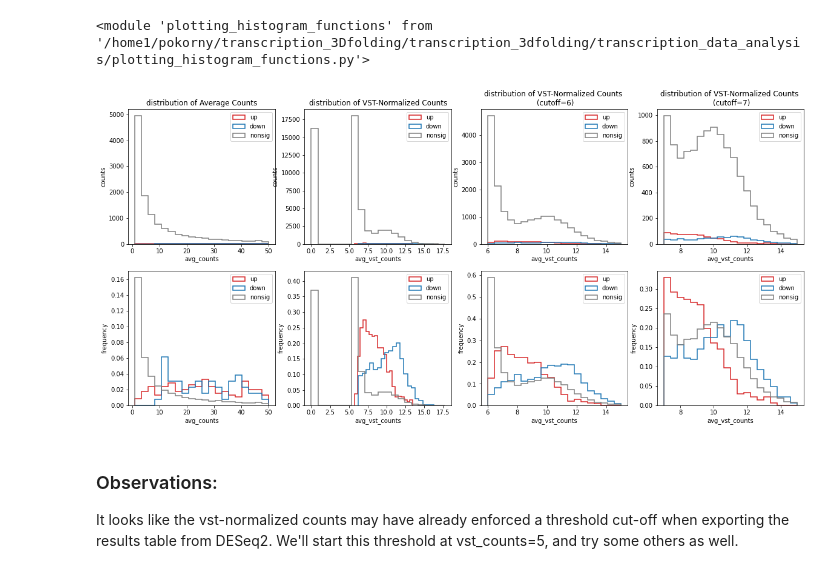
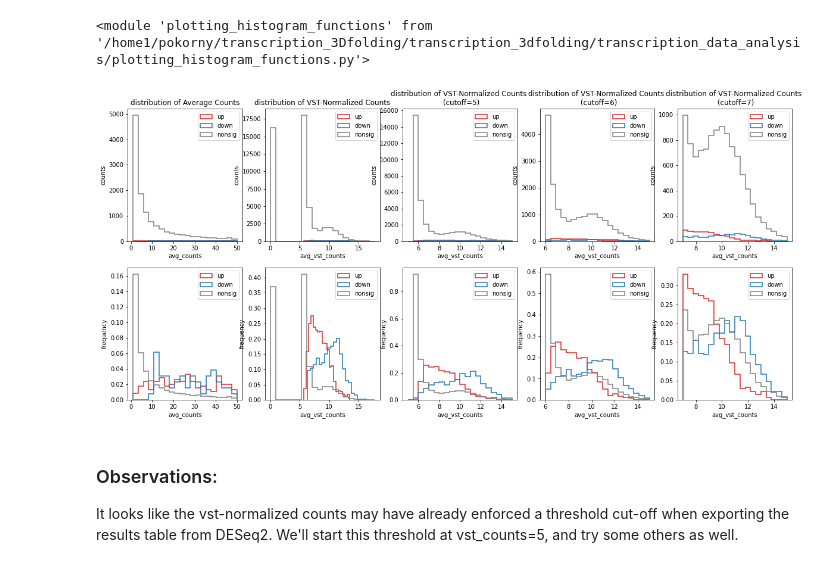
Before and after one commit to Bozhie/transcription_3Dfolding, a Jupyter notebook: transcription_3dfolding/transcription_data_analysis/feature_histograms/20221029_expression_threshold.ipynb, the cells around one changed output. Drawn from its saved outputs; the diff is of its cells as text; code cells hidden in the pictures.

```diff
--- a/transcription_3dfolding/transcription_data_analysis/20221029_expression_threshold.ipynb
+++ b/transcription_3dfolding/transcription_data_analysis/feature_histograms/20221029_expression_threshold.ipynb
@@ -149,40 +149,44 @@ importlib.reload(pfn)
 # %% [output]
 <module 'plotting_histogram_functions' from '/home1/pokorny/transcription_3Dfolding/transcription_3dfolding/transcription_data_analysis/plotting_histogram_functions.py'>
 # %%
-fig, axs = plt.subplots(2, 4, figsize=(20, 9))
+fig, axs = plt.subplots(2, 5, figsize=(20, 9))
 
 plot_vars = [{'title': 'distribution of Average Counts',
               'col' : 'avg_counts',
               'range' : (1, 50),
               'ax1' : 0},
              {'title': 'distribution of VST-Normalized Counts',
               'col' : 'avg_vst_counts',
               'range' : None,
               'ax1' : 1},
+             {'title': 'distribution of VST-Normalized Counts \n (cutoff=5)',
+              'col' : 'avg_vst_counts',
+              'range' : (5, 15),
+              'ax1' : 2},
              {'title': 'distribution of VST-Normalized Counts \n (cutoff=6)',
               'col' : 'avg_vst_counts',
               'range' : (6, 15),
-              'ax1' : 2},
+              'ax1' : 3},
              {'title': 'distribution of VST-Normalized Counts \n (cutoff=7)',
               'col' : 'avg_vst_counts',
               'range' : (7, 15),
-              'ax1' : 3}]
+              'ax1' : 4}]
 
 for params in plot_vars:
     pfn.plot_categorized_histogram(day1_res_df,
                             params['col'],
                             bins=20,
                             plot_title=params['title'],
                             val_range=params['range'],
                             ax=axs[0, params['ax1']])
     pfn.plot_categorized_histogram(day1_res_df,
                             params['col'],
                             density=True,
                             bins=20,
                             val_range=params['range'],
                             ax=axs[1, params['ax1']])
 # %% [output]
-[figure, old version]
+[figure, new version]
 # %% [markdown]
 ### Observations:
 
```
Also changed, not shown: parts of 8 cells of this notebook, 3 other files.
